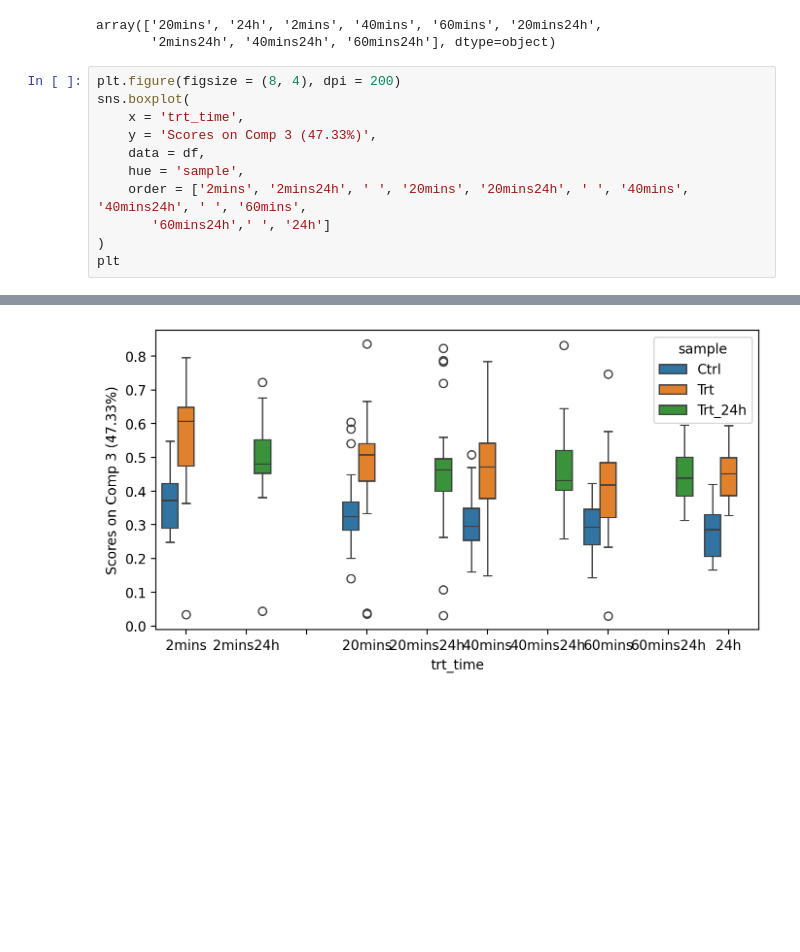
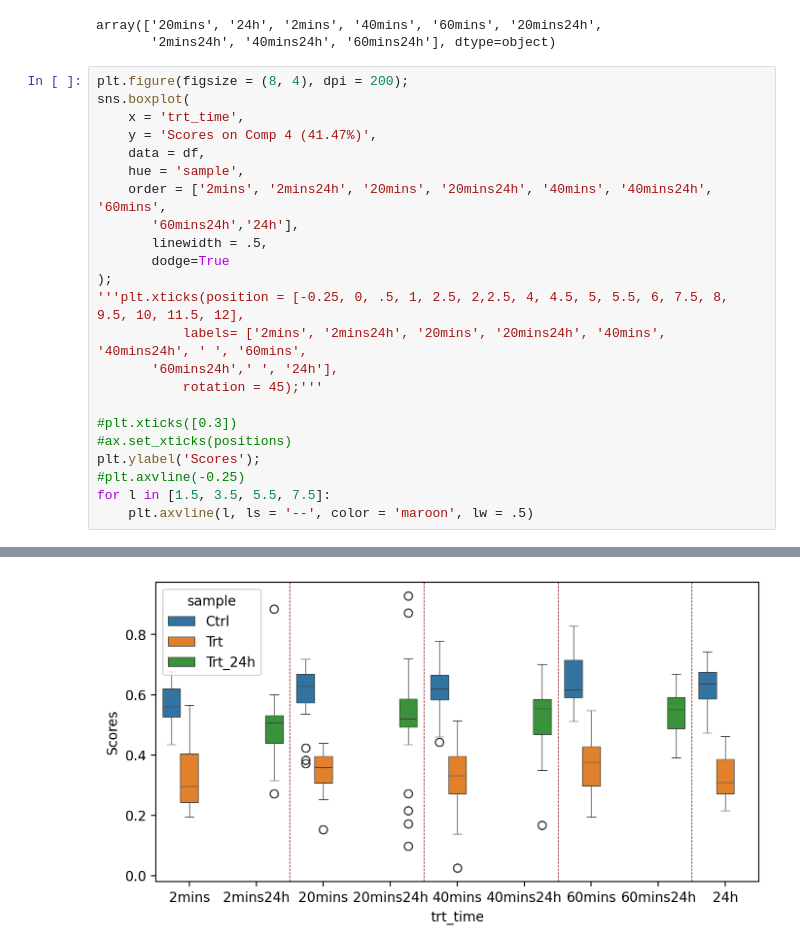
Before and after one commit to bunmiadejimi/Raman_Collagen, a Jupyter notebook: MCR_Stats.ipynb, the cells around one changed output, grey strips where cells are left out. Drawn from its saved outputs; the diff is of its cells as text; blank space fills up the shorter version.

```diff
--- a/MCR_Stats.ipynb
+++ b/MCR_Stats.ipynb
@@ -61,14 +61,26 @@ df['trt_time'].unique()
 array(['20mins', '24h', '2mins', '40mins', '60mins', '20mins24h',
        '2mins24h', '40mins24h', '60mins24h'], dtype=object)
 # %%
-plt.figure(figsize = (8, 4), dpi = 200)
+plt.figure(figsize = (8, 4), dpi = 200);
 sns.boxplot(
     x = 'trt_time',
-    y = 'Scores on Comp 3 (47.33%)',
+    y = 'Scores on Comp 4 (41.47%)',
     data = df,
     hue = 'sample',
-    order = ['2mins', '2mins24h', ' ', '20mins', '20mins24h', ' ', '40mins', '40mins24h', ' ', '60mins',
-       '60mins24h',' ', '24h']
-)
-plt
+    order = ['2mins', '2mins24h', '20mins', '20mins24h', '40mins', '40mins24h', '60mins',
+       '60mins24h','24h'],
+       linewidth = .5,
+       dodge=True
+);
+'''plt.xticks(position = [-0.25, 0, .5, 1, 2.5, 2,2.5, 4, 4.5, 5, 5.5, 6, 7.5, 8, 9.5, 10, 11.5, 12],
+           labels= ['2mins', '2mins24h', '20mins', '20mins24h', '40mins', '40mins24h', ' ', '60mins',
+       '60mins24h',' ', '24h'],
+           rotation = 45);'''
+
+#plt.xticks([0.3])
+#ax.set_xticks(positions)
+plt.ylabel('Scores');
+#plt.axvline(-0.25)
+for l in [1.5, 3.5, 5.5, 7.5]:
+    plt.axvline(l, ls = '--', color = 'maroon', lw = .5)
 # %% [output]
@@ -76 +87 @@ plt
-[figure, old version]
+[figure, new version]
```
Also changed, not shown: parts of 4 cells of this notebook.
